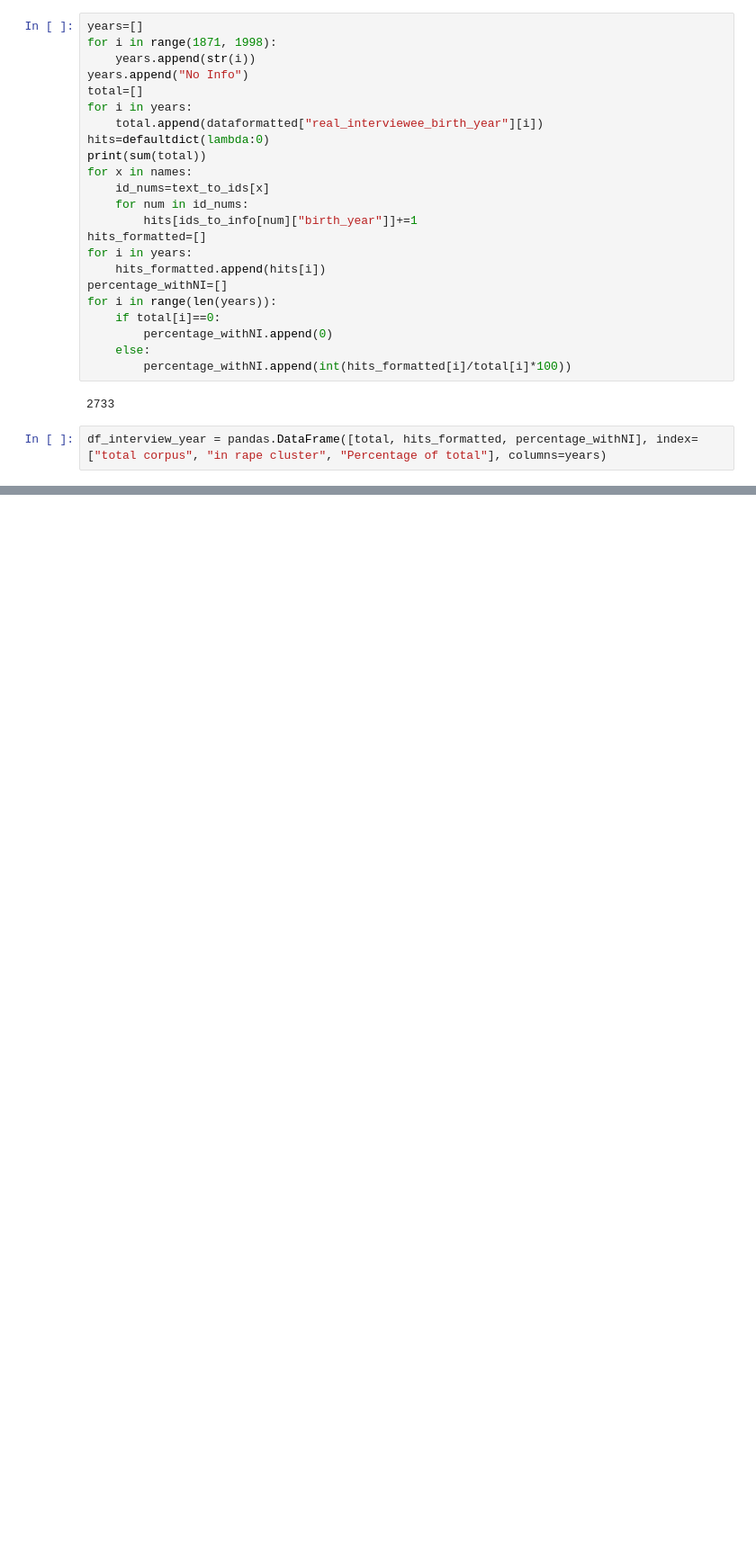
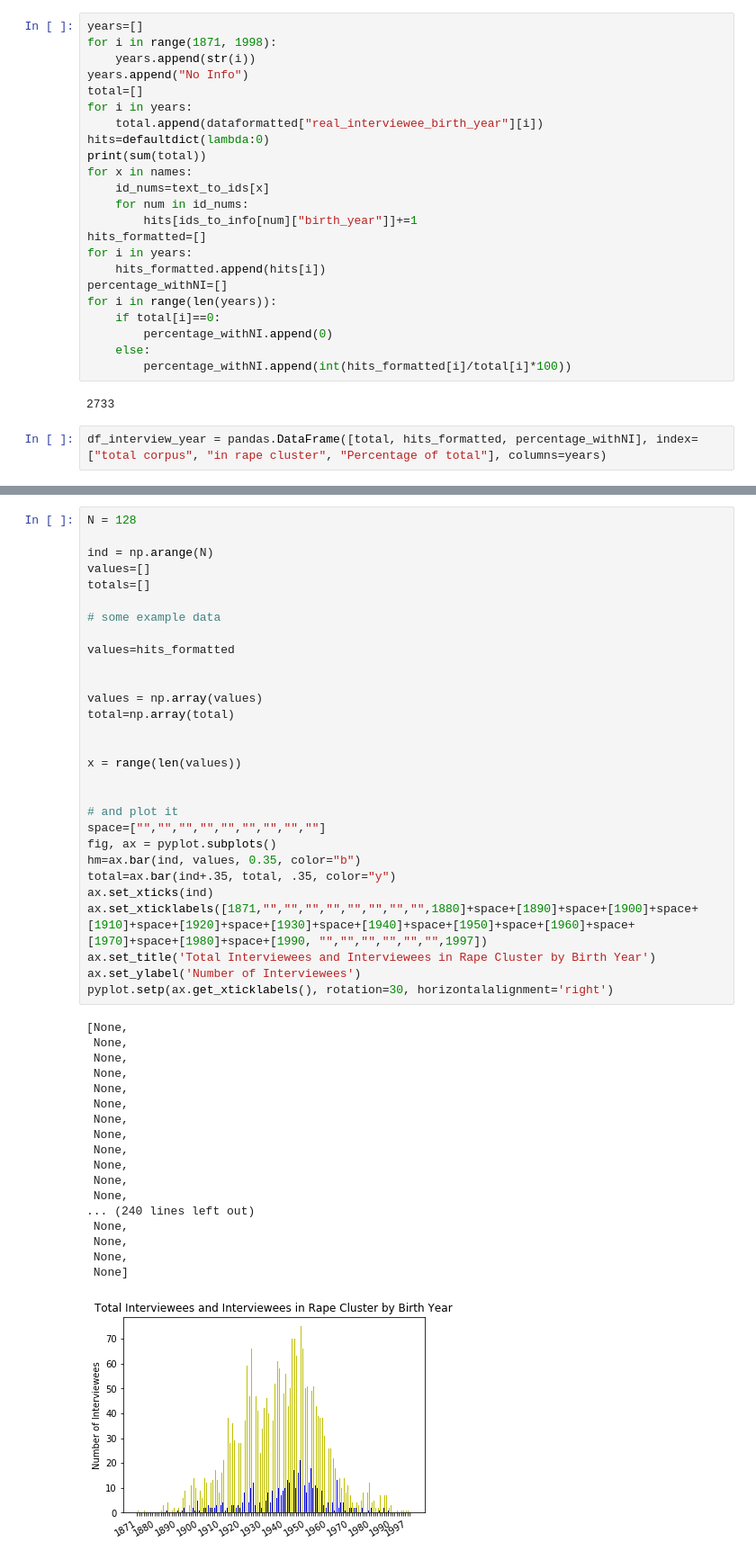
Before and after one commit to ohtap/ohtap, a Jupyter notebook: Research Question 1/RQ1 code.ipynb, the cells around one changed output, grey strips where cells are left out. Shown: that part at 90% size. Saved outputs shown, nothing was run; the diff lists cells and outputs as text; blank space fills up the shorter version.

```diff
--- a/Research Question 1/RQ1 code.ipynb
+++ b/Research Question 1/RQ1 code.ipynb
@@ -339,0 +368,48 @@ display(df_interview_year)
+# %%
+N = 128
+
+ind = np.arange(N)
+values=[]
+totals=[]
+
+# some example data
+
+values=hits_formatted
+
+
+values = np.array(values)
+total=np.array(total)
+
+
+x = range(len(values))
+
+
+# and plot it
+space=["","","","","","","","",""]
+fig, ax = pyplot.subplots()
+hm=ax.bar(ind, values, 0.35, color="b")
+total=ax.bar(ind+.35, total, .35, color="y")
+ax.set_xticks(ind)
+ax.set_xticklabels([1871,"","","","","","","","",1880]+space+[1890]+space+[1900]+space+[1910]+space+[1920]+space+[1930]+space+[1940]+space+[1950]+space+[1960]+space+[1970]+space+[1980]+space+[1990, "","","","","","",1997])
+ax.set_title('Total Interviewees and Interviewees in Rape Cluster by Birth Year')
+ax.set_ylabel('Number of Interviewees')
+pyplot.setp(ax.get_xticklabels(), rotation=30, horizontalalignment='right')
+# %% [output]
+[None,
+ None,
+ None,
+ None,
+ None,
+ None,
+ None,
+ None,
+ None,
+ None,
+ None,
+ None,
+... (240 lines left out)
+ None,
+ None,
+ None,
+ None]
+[figure, added]
```
Also changed, not shown: parts of 5 cells of this notebook.
